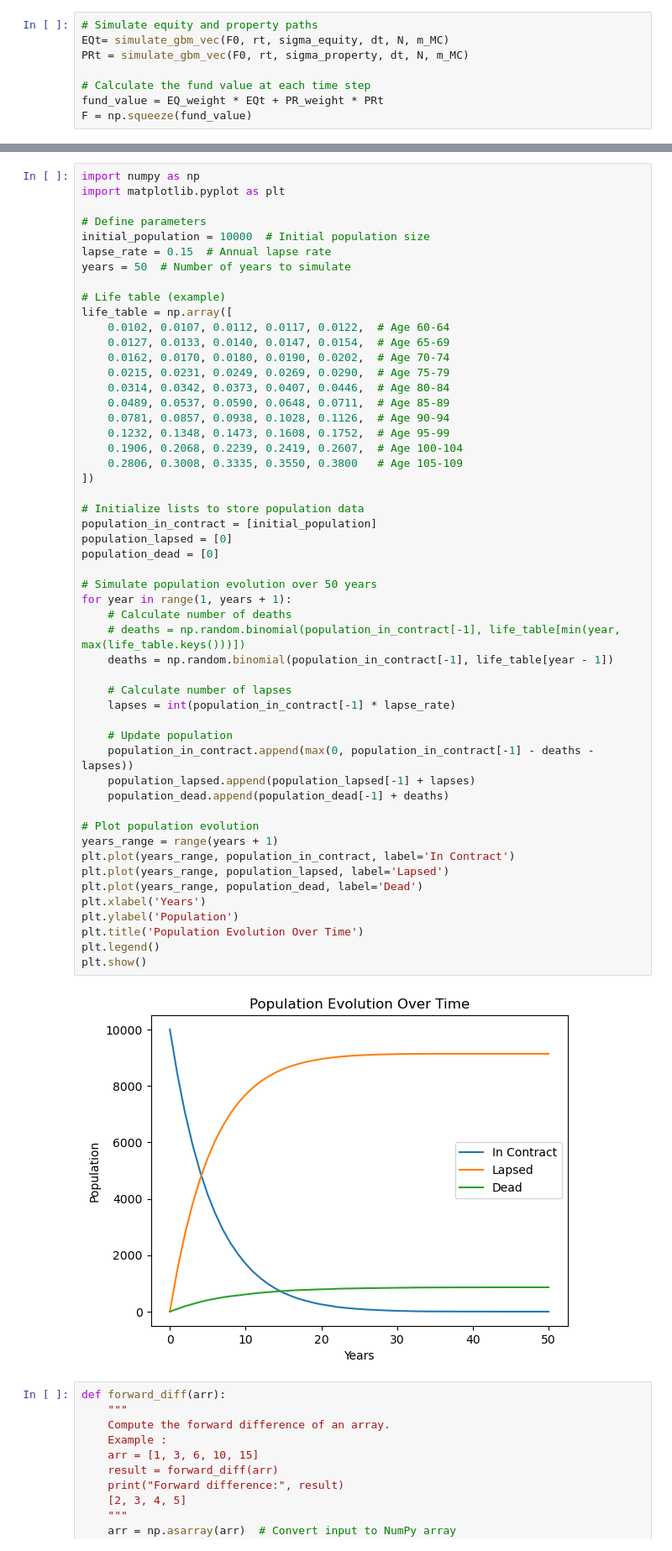
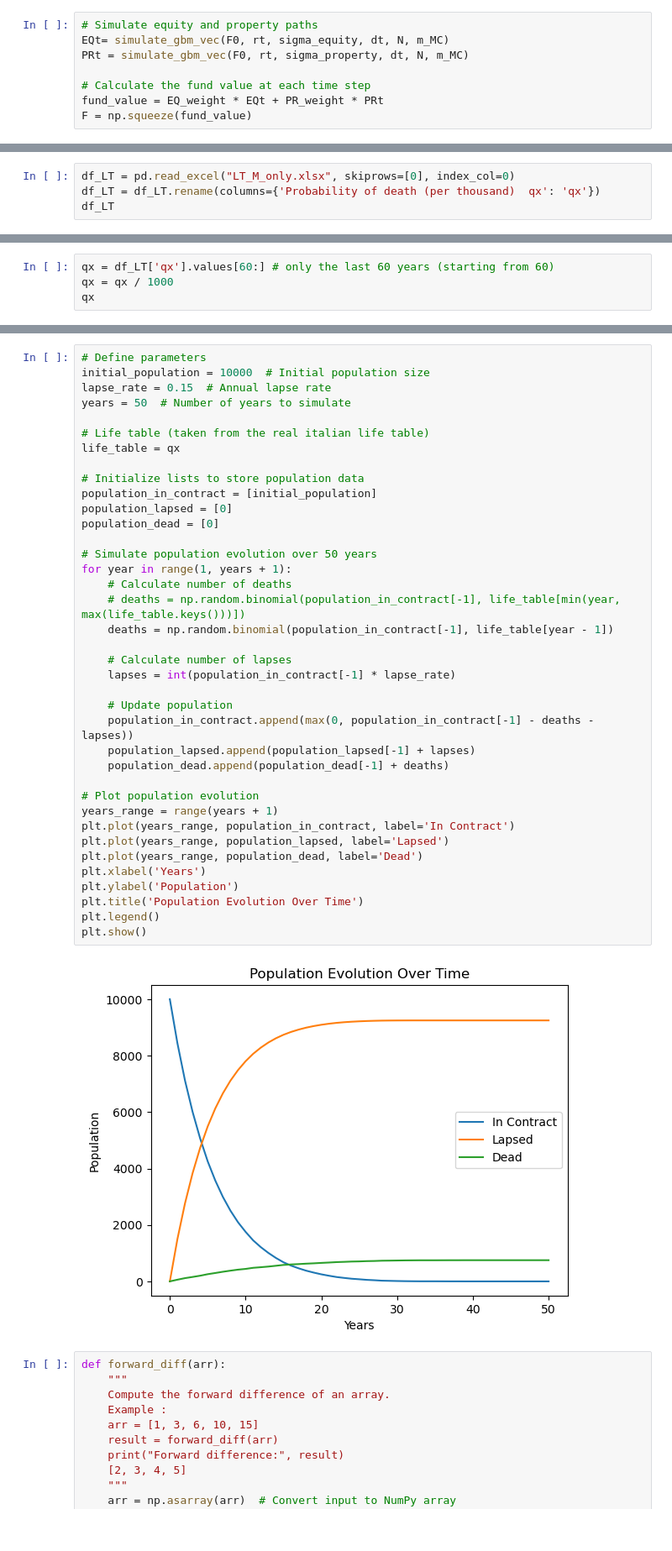
Before and after one commit to NoeDebrois/MSc-Mathematical-Engineering, a Jupyter notebook: Courses/Insurance and Econometrics/Merge_Assets_Liabilities_2.ipynb, the cells around one changed output, grey strips where cells are left out. Shown at 84% size. Saved outputs shown, nothing was run; the diff lists cells and outputs as text.

```diff
--- a/Courses/Insurance and Econometrics/Merge_Assets_Liabilities_2.ipynb
+++ b/Courses/Insurance and Econometrics/Merge_Assets_Liabilities_2.ipynb
@@ -69,0 +74,4 @@ plt.show()
+# %%
+df_LT = pd.read_excel("LT_M_only.xlsx", skiprows=[0], index_col=0)
+df_LT = df_LT.rename(columns={'Probability of death (per thousand)  qx': 'qx'})
+df_LT
@@ -69,0 +93,4 @@ plt.show()
+# %%
+qx = df_LT['qx'].values[60:] # only the last 60 years (starting from 60)
+qx = qx / 1000
+qx
@@ -70,57 +110,43 @@ plt.show()
 # %%
-import numpy as np
-import matplotlib.pyplot as plt
-
 # Define parameters
 initial_population = 10000  # Initial population size
 lapse_rate = 0.15  # Annual lapse rate
 years = 50  # Number of years to simulate
 
-# Life table (example)
-life_table = np.array([
-    0.0102, 0.0107, 0.0112, 0.0117, 0.0122,  # Age 60-64
-    0.0127, 0.0133, 0.0140, 0.0147, 0.0154,  # Age 65-69
-    0.0162, 0.0170, 0.0180, 0.0190, 0.0202,  # Age 70-74
-    0.0215, 0.0231, 0.0249, 0.0269, 0.0290,  # Age 75-79
-    0.0314, 0.0342, 0.0373, 0.0407, 0.0446,  # Age 80-84
-    0.0489, 0.0537, 0.0590, 0.0648, 0.0711,  # Age 85-89
-    0.0781, 0.0857, 0.0938, 0.1028, 0.1126,  # Age 90-94
-    0.1232, 0.1348, 0.1473, 0.1608, 0.1752,  # Age 95-99
-    0.1906, 0.2068, 0.2239, 0.2419, 0.2607,  # Age 100-104
-    0.2806, 0.3008, 0.3335, 0.3550, 0.3800   # Age 105-109
-])
+# Life table (taken from the real italian life table)
+life_table = qx
 
 # Initialize lists to store population data
 population_in_contract = [initial_population]
 population_lapsed = [0]
 population_dead = [0]
 
 # Simulate population evolution over 50 years
 for year in range(1, years + 1):
     # Calculate number of deaths
     # deaths = np.random.binomial(population_in_contract[-1], life_table[min(year, max(life_table.keys()))])
     deaths = np.random.binomial(population_in_contract[-1], life_table[year - 1])
 
     # Calculate number of lapses
     lapses = int(population_in_contract[-1] * lapse_rate)
 
     # Update population
     population_in_contract.append(max(0, population_in_contract[-1] - deaths - lapses))
     population_lapsed.append(population_lapsed[-1] + lapses)
     population_dead.append(population_dead[-1] + deaths)
 
 # Plot population evolution
 years_range = range(years + 1)
 plt.plot(years_range, population_in_contract, label='In Contract')
 plt.plot(years_range, population_lapsed, label='Lapsed')
 plt.plot(years_range, population_dead, label='Dead')
 plt.xlabel('Years')
 plt.ylabel('Population')
 plt.title('Population Evolution Over Time')
 plt.legend()
 plt.show()
 # %% [output]
-[figure, old version]
+[figure, new version]
 # %%
 def forward_diff(arr):
     """
```
Also changed, not shown: parts of 7 cells of this notebook, 2 other files.
